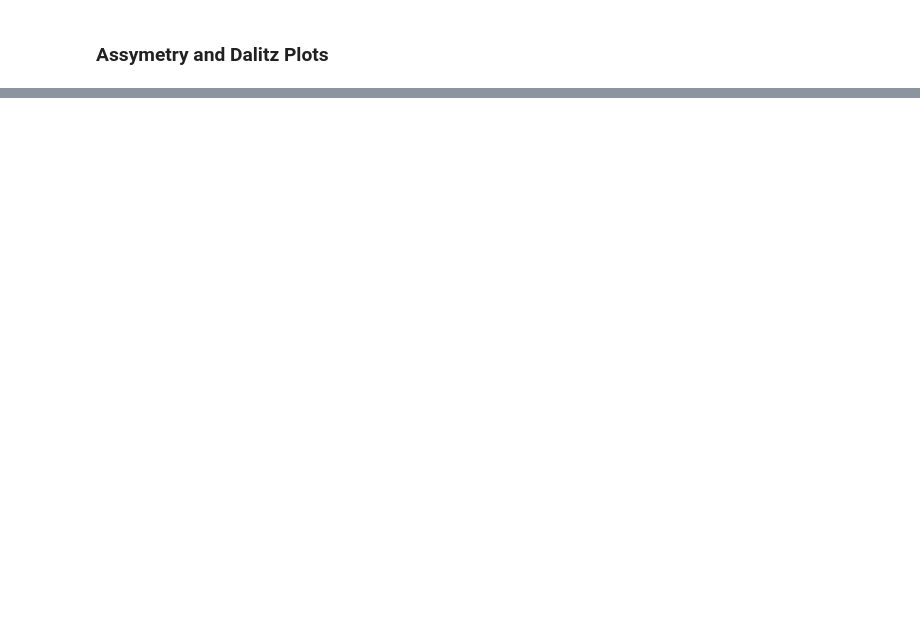
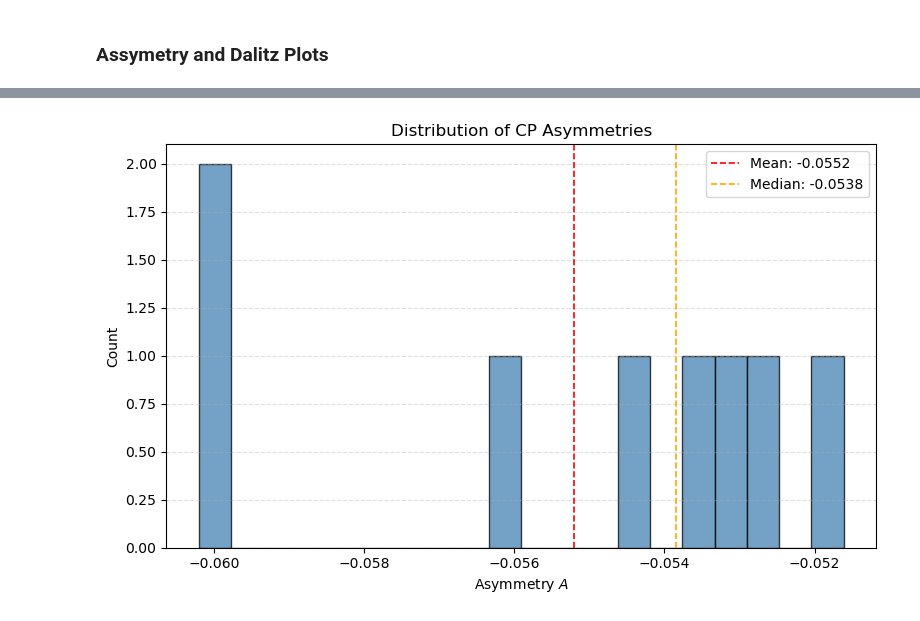
Before and after one commit to damianfrench/MatterAntimatterLab, a Jupyter notebook: SystematicUncertainties.ipynb, the cells around one changed output, grey strips where cells are left out. Saved outputs shown, nothing was run; the diff lists cells and outputs as text; code cells hidden in the pictures; blank space fills up the shorter version.

```diff
--- a/SystematicUncertainties.ipynb
+++ b/SystematicUncertainties.ipynb
@@ -864,0 +1173,24 @@ display(HTML(df_results.to_html(index=False)))
+# %%
+fig, ax = plt.subplots(figsize=(8, 5))
+
+all_asymmetries = [
+    alg_results[alg]['A']
+    for alg_results in final_results.values()
+    for alg in alg_results
+]
+
+ax.hist(all_asymmetries, bins=20, color='steelblue', edgecolor='black', alpha=0.75)
+ax.axvline(np.mean(all_asymmetries), color='red',    linestyle='--', linewidth=1.2, label=f"Mean: {np.mean(all_asymmetries):.4f}")
+ax.axvline(np.median(all_asymmetries), color='orange', linestyle='--', linewidth=1.2, label=f"Median: {np.median(all_asymmetries):.4f}")
+
+ax.set_xlabel("Asymmetry $A$")
+ax.set_ylabel("Count")
+ax.set_title("Distribution of CP Asymmetries")
+ax.legend()
+ax.grid(axis='y', linestyle='--', alpha=0.4)
+
+plt.tight_layout()
+plt.savefig("fit_plots/asymmetry_histogram.png", dpi=150)
+plt.show()
+# %% [output]
+[figure, added]
```
Also changed, not shown: parts of 11 cells of this notebook.
